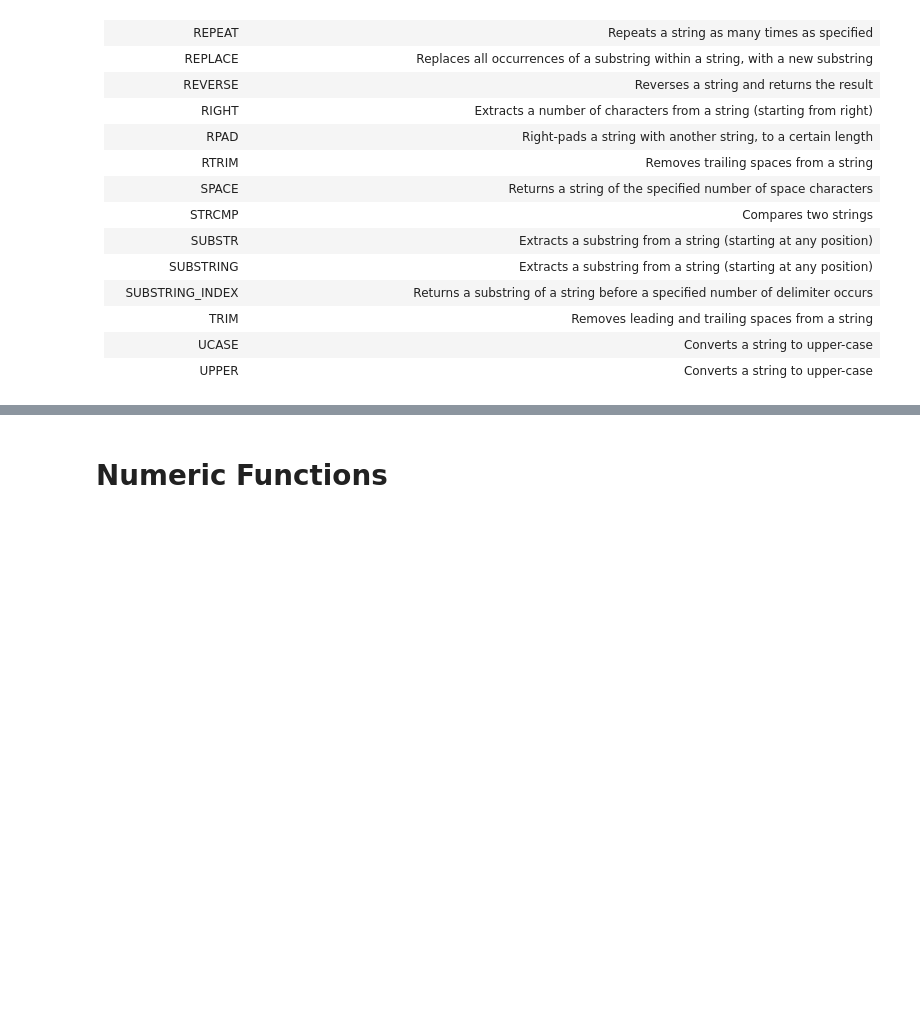
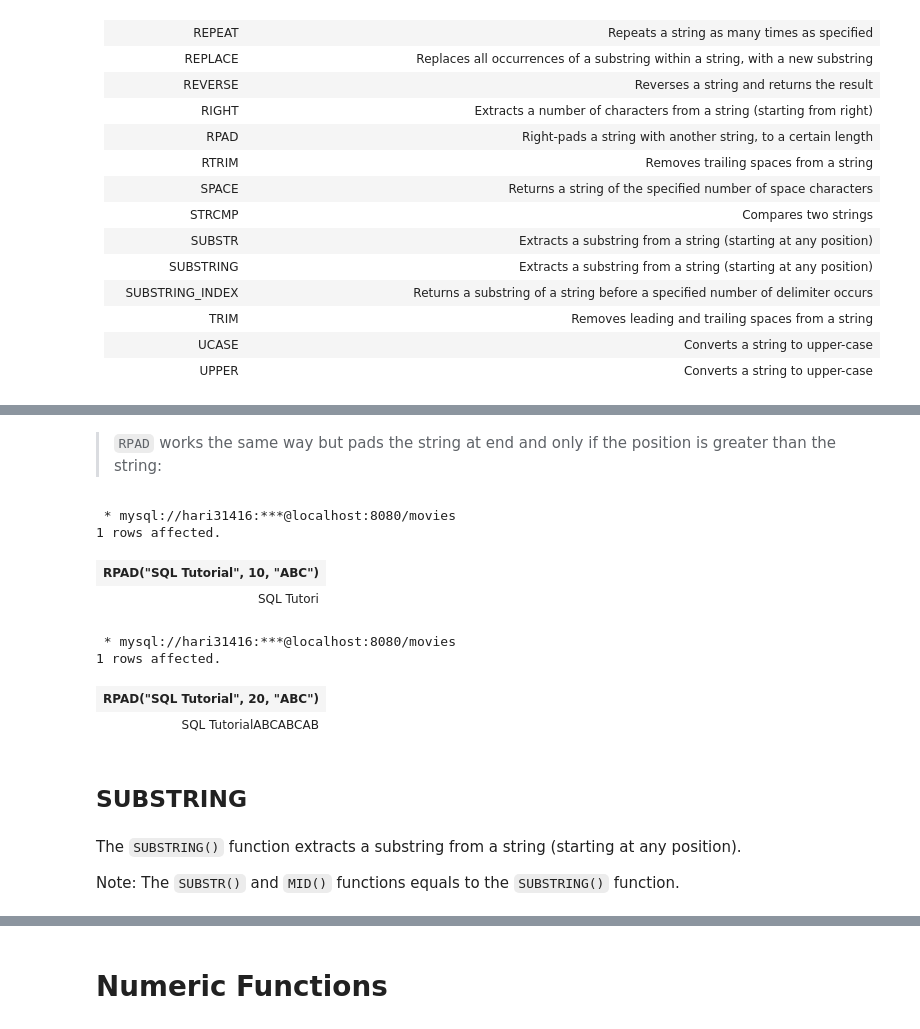
Before and after one commit to Hari31416/Placement, a Jupyter notebook: Notes/SQL/MySQL_Functions.ipynb, the cells around one changed output, grey strips where cells are left out. Saved outputs shown, nothing was run; the diff lists cells and outputs as text; code cells hidden in the pictures; blank space fills up the shorter version.

```diff
--- a/Notes/SQL/MySQL_Functions.ipynb
+++ b/Notes/SQL/MySQL_Functions.ipynb
@@ -482,0 +679,24 @@ delimiter occurs</td>
+# %% [markdown]
+> `RPAD` works the same way but pads the string at end and only if the position is greater than the string:
+# %%
+%%sql
+SELECT RPAD("SQL Tutorial", 10, "ABC");
+# %% [output]
+ * mysql://hari31416:***@localhost:8080/movies
+1 rows affected.
+| RPAD("SQL Tutorial", 10, "ABC") |
+| SQL Tutori |
+# %%
+%%sql
+SELECT RPAD("SQL Tutorial", 20, "ABC");
+# %% [output]
+ * mysql://hari31416:***@localhost:8080/movies
+1 rows affected.
+| RPAD("SQL Tutorial", 20, "ABC") |
+| SQL TutorialABCABCAB |
+# %% [markdown]
+## SUBSTRING
+# %% [markdown]
+The `SUBSTRING()` function extracts a substring from a string (starting at any position).
+
+Note: The `SUBSTR()` and `MID()` functions equals to the `SUBSTRING()` function.
```
Also changed, not shown: parts of 70 cells of this notebook, 5 other files.
